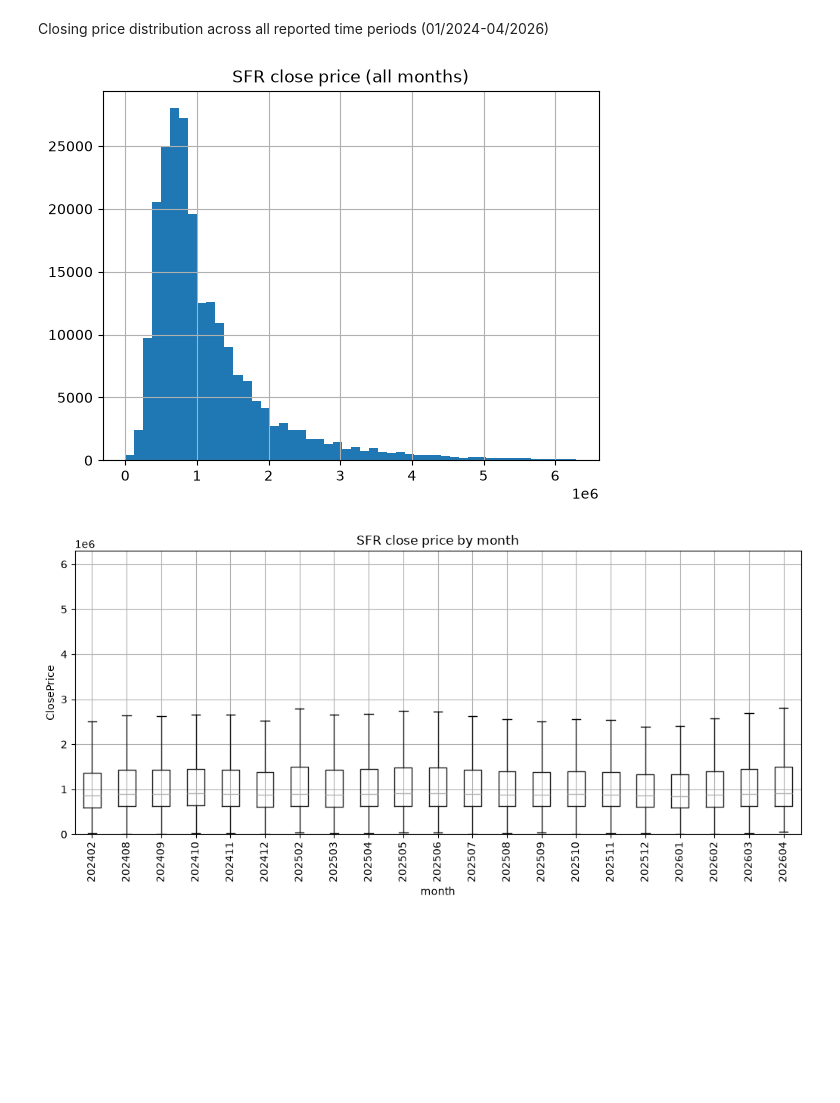
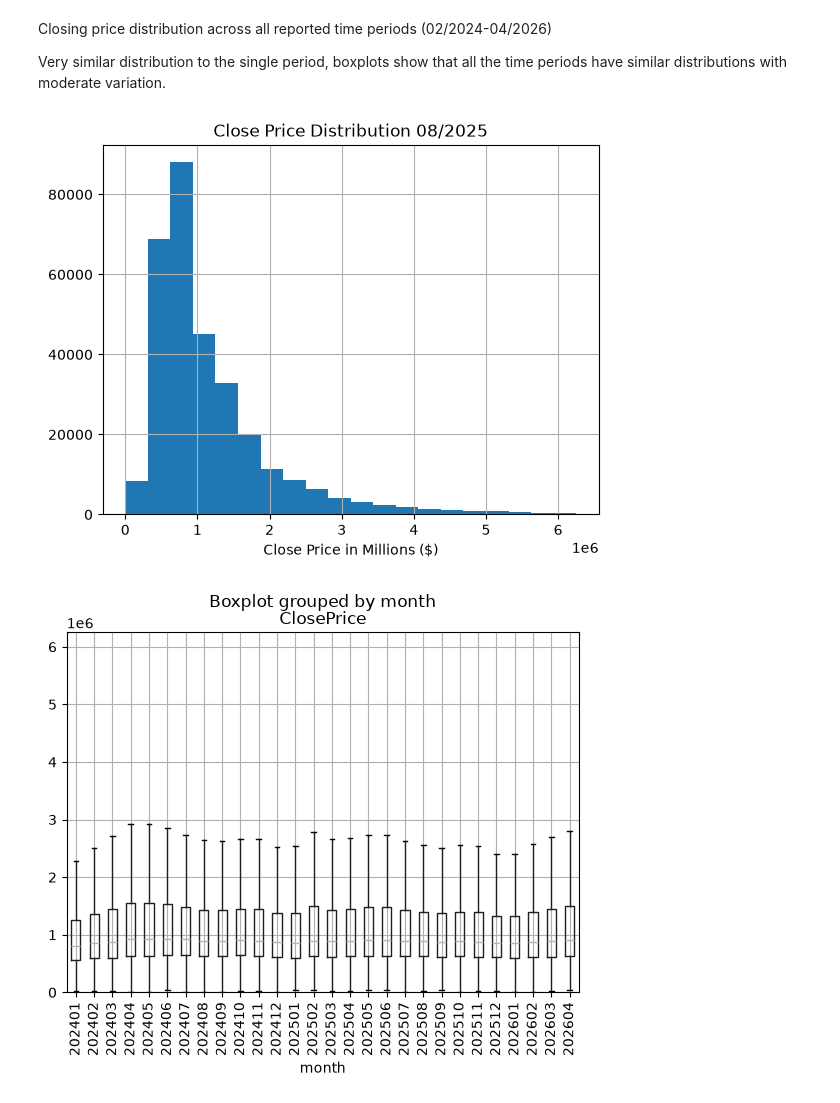
Before and after one commit to JustSahil-S/IDX-Exchange-Data-Science, a Jupyter notebook: notebook 01_exploration.ipynb, the cells around one changed output. Saved outputs shown, nothing was run; the diff lists cells and outputs as text; code cells hidden in the pictures; blank space fills up the shorter version.

```diff
--- a/notebook 01_exploration.ipynb
+++ b/notebook 01_exploration.ipynb
@@ -6,7 +6,7 @@ import matplotlib.pyplot as plt
 
 DATA_DIR = Path(os.getenv("IDX_DATA_DIR", "data"))
 # %%
-files = sorted((p for p in (DATA_DIR / "raw/csv").glob("CRMLSSold*.csv") if "_filled" not in p.name),
+files = sorted((p for p in (DATA_DIR / "raw/csv").glob("CRMLSSold*.csv")),
     reverse=True,
 )
 # %% [markdown]
@@ -25,18 +38,23 @@ plt.show()
 # %% [markdown]
-Closing price distribution across all reported time periods (01/2024-04/2026)
+Closing price distribution across all reported time periods (02/2024-04/2026)
+
+Very similar distribution to the single period, boxplots show that all the time periods have similar distributions with moderate variation.
 # %%
+cols = ["ClosePrice", "LivingArea", "BedroomsTotal", "BathroomsTotalInteger", "LotSizeSquareFeet"]
 all_sales = pd.concat(
-    [pd.read_csv(f, usecols=["ClosePrice", "PropertyType", "PropertySubType"]).assign(month=f.stem[-6:]) for f in files], ignore_index=True,
+    [pd.read_csv(f, usecols=cols + ["PropertyType", "PropertySubType"]).assign(month=f.name[9:15]) for f in files],
+    ignore_index=True,
 )
 all_sales = all_sales[(all_sales["PropertyType"] == "Residential") & (all_sales["PropertySubType"] == "SingleFamilyResidence")]
-cap = all_sales.ClosePrice.quantile(0.99)
 # %%
-all_sales.ClosePrice.hist(bins=50, range=(0, cap))
+all_sales["ClosePrice"].hist(bins=20, range=(0, all_sales["ClosePrice"].quantile(0.99)))
+plt.title("Close Price Distribution 08/2025")
+plt.xlabel("Close Price in Millions ($)")
 plt.show()
 
 all_sales.boxplot("ClosePrice", by="month", showfliers=False, rot=90)
-plt.ylim(0, cap)
+plt.ylim(0, all_sales["ClosePrice"].quantile(0.99))
 plt.show()
 # %% [output]
-[figure, old version]
+[figure, new version]
-[figure, old version]
+[figure, new version]
```
Also changed, not shown: parts of 9 cells of this notebook.
